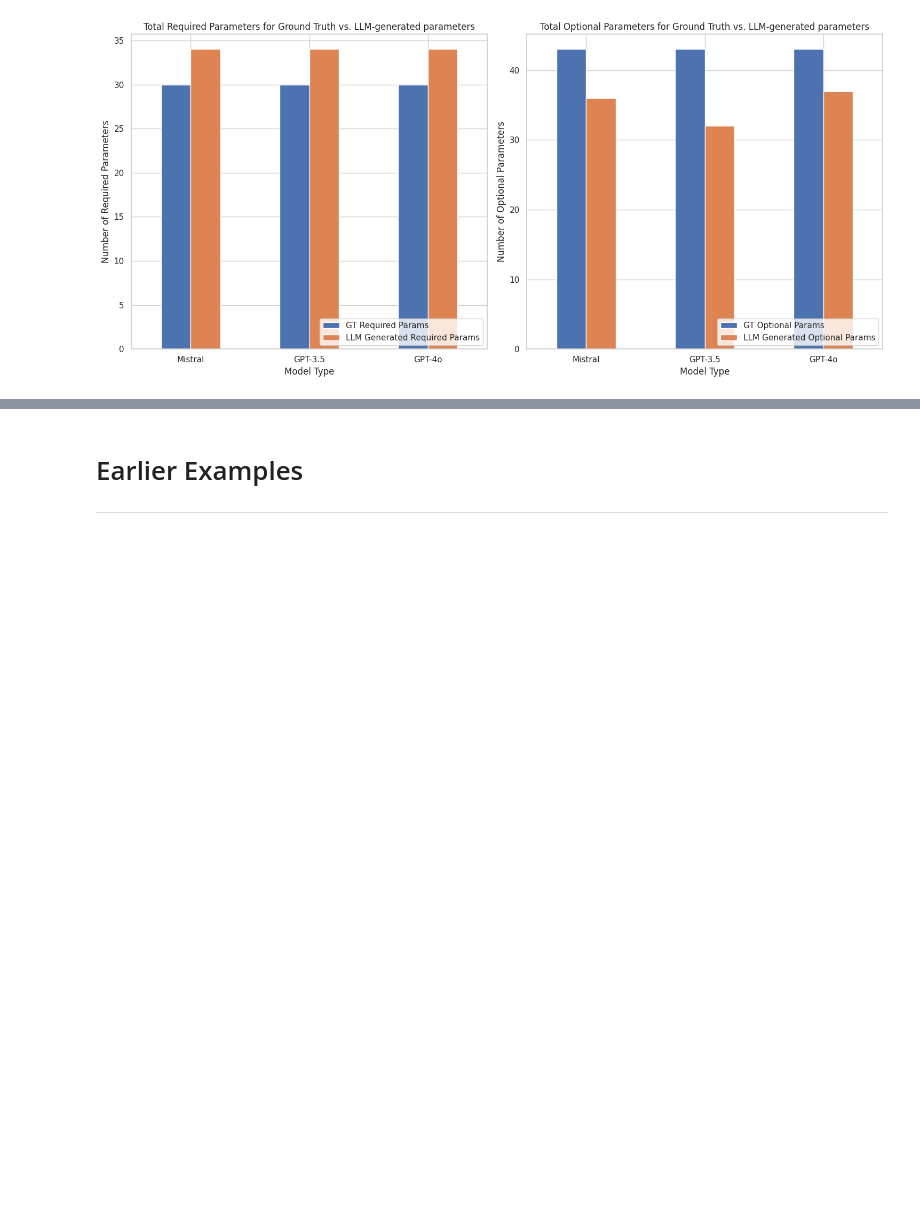
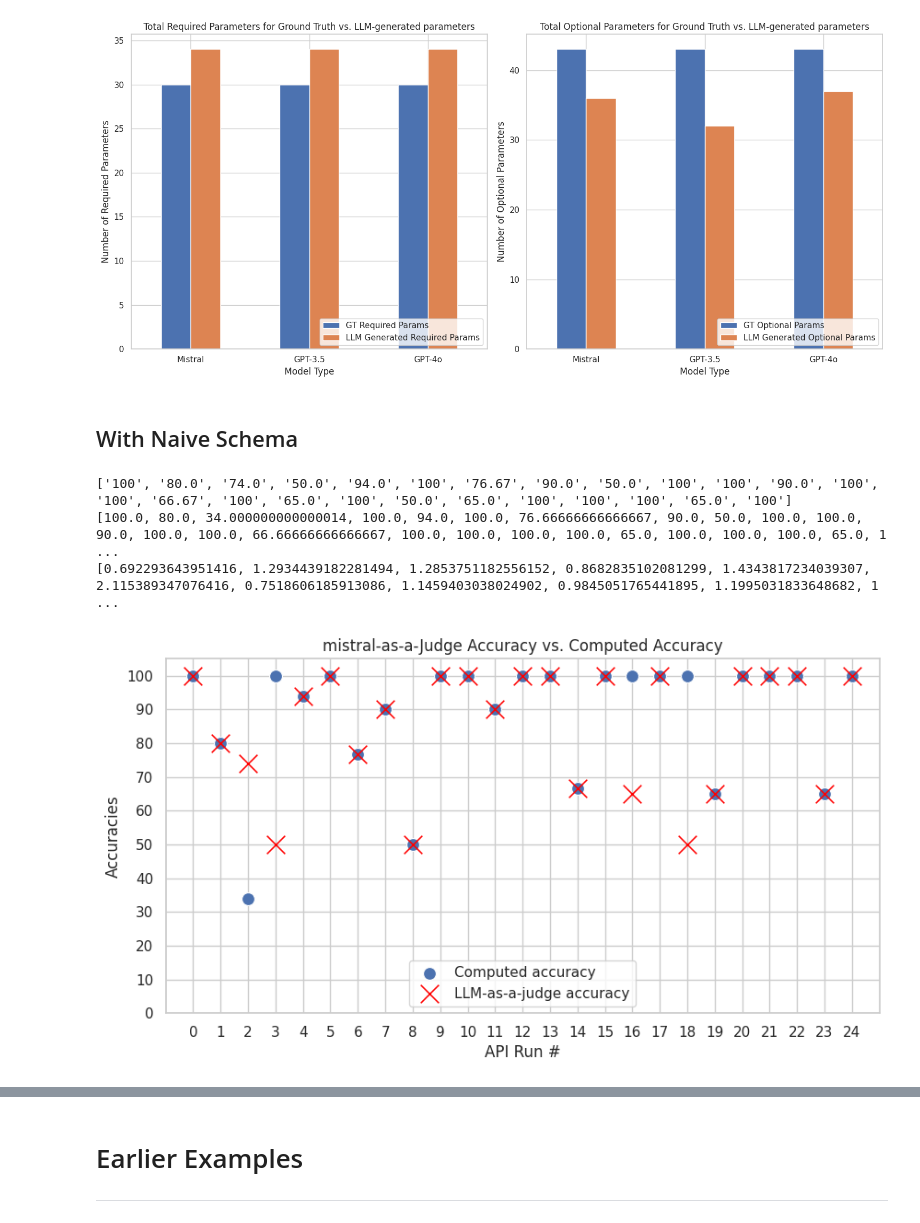
Before and after one commit to eakelly/KinetiQ, a Jupyter notebook: KinetiQ_v4.ipynb, the cells around one changed output, grey strips where cells are left out. Drawn from its saved outputs; the diff is of its cells as text; code cells hidden in the pictures; blank space fills up the shorter version.

Commit message:
Add new results

```diff
--- a/KinetiQ_v4.ipynb
+++ b/KinetiQ_v4.ipynb
@@ -790,10 +842,10 @@ def clean_scores(scores):
 
   return cleaned_scores
 # %%
-def plot_scores(llm_type, use_schema):
-  llm_acc_outfile = "/content/drive/MyDrive/E6998-Project/" +RESULTS_DIR + "/"+ llm_type + "_schema_" + str(use_schema)+ "_llm_eval_accuracies.json"
-  calc_acc_outfile = "/content/drive/MyDrive/E6998-Project/" +RESULTS_DIR + "/"+ llm_type + "_schema_" + str(use_schema)+ "_calc_accuracies.json"
-  llm_eval_times_outfile = "/content/drive/MyDrive/E6998-Project/" +RESULTS_DIR + "/"+ llm_type + "_schema_" + str(use_schema)+ "_eval_times.json"
+def plot_scores(llm_type, use_schema, naive=False):
+  llm_acc_outfile = "/content/drive/MyDrive/E6998-Project/" + RESULTS_DIR +"/"+ llm_type + "_schema_" + str(use_schema)+ "_naive_" + str(naive)+  "_llm_eval_accuracies.json"
+  calc_acc_outfile = "/content/drive/MyDrive/E6998-Project/" + RESULTS_DIR +"/"+ llm_type + "_schema_" + str(use_schema)+ "_naive_" + str(naive)+  "_calc_accuracies.json"
+  llm_eval_times_outfile = "/content/drive/MyDrive/E6998-Project/" + RESULTS_DIR +"/"+ llm_type + "_schema_" + str(use_schema)+ "_naive_" + str(naive)+  "_eval_times.json"
 
   api_dict = {}
 
@@ -819,7 +871,7 @@ def plot_scores(llm_type, use_schema):
   df = pd.DataFrame({'LLM-as-a-judge accuracy': cleaned_llm_eval_acc, 'Computed accuracy': calc_acc, 'Judging eval Time': eval_times})
 
   x_range = list(range(0, len(df)))
-  y_range = [0, 10, 20, 30, 40, 50, 60, 70, 80, 90, 100, 110]
+  y_range = [-1, 0, 10, 20, 30, 40, 50, 60, 70, 80, 90, 100, 110]
   sns.set(style="whitegrid")
   plt.figure(figsize=(10, 5))
   plt.tight_layout()
@@ -1064,3 +1126,14 @@ def params_count_plot(mistral, gpt3, gpt4):
 params_count_plot(mistral_params_count, gpt3_params_count, gpt4_params_count)
 # %% [output]
 [figure]
+# %% [markdown]
+## With Naive Schema
+# %%
+RESULTS_DIR = "results_naive12172024"
+
+mistral_schema_naive_df = plot_scores("mistral", True, True)
+# %% [output]
+['100', '80.0', '74.0', '50.0', '94.0', '100', '76.67', '90.0', '50.0', '100', '100', '90.0', '100', '100', '66.67', '100', '65.0', '100', '50.0', '65.0', '100', '100', '100', '65.0', '100']
+[100.0, 80.0, 34.000000000000014, 100.0, 94.0, 100.0, 76.66666666666667, 90.0, 50.0, 100.0, 100.0, 90.0, 100.0, 100.0, 66.66666666666667, 100.0, 100.0, 100.0, 100.0, 65.0, 100.0, 100.0, 100.0, 65.0, 1 ...
+[0.692293643951416, 1.2934439182281494, 1.2853751182556152, 0.8682835102081299, 1.4343817234039307, 2.115389347076416, 0.7518606185913086, 1.1459403038024902, 0.9845051765441895, 1.1995031833648682, 1 ...
+[figure, added]
```
Also changed, not shown: parts of 26 cells of this notebook, 18 other files.
